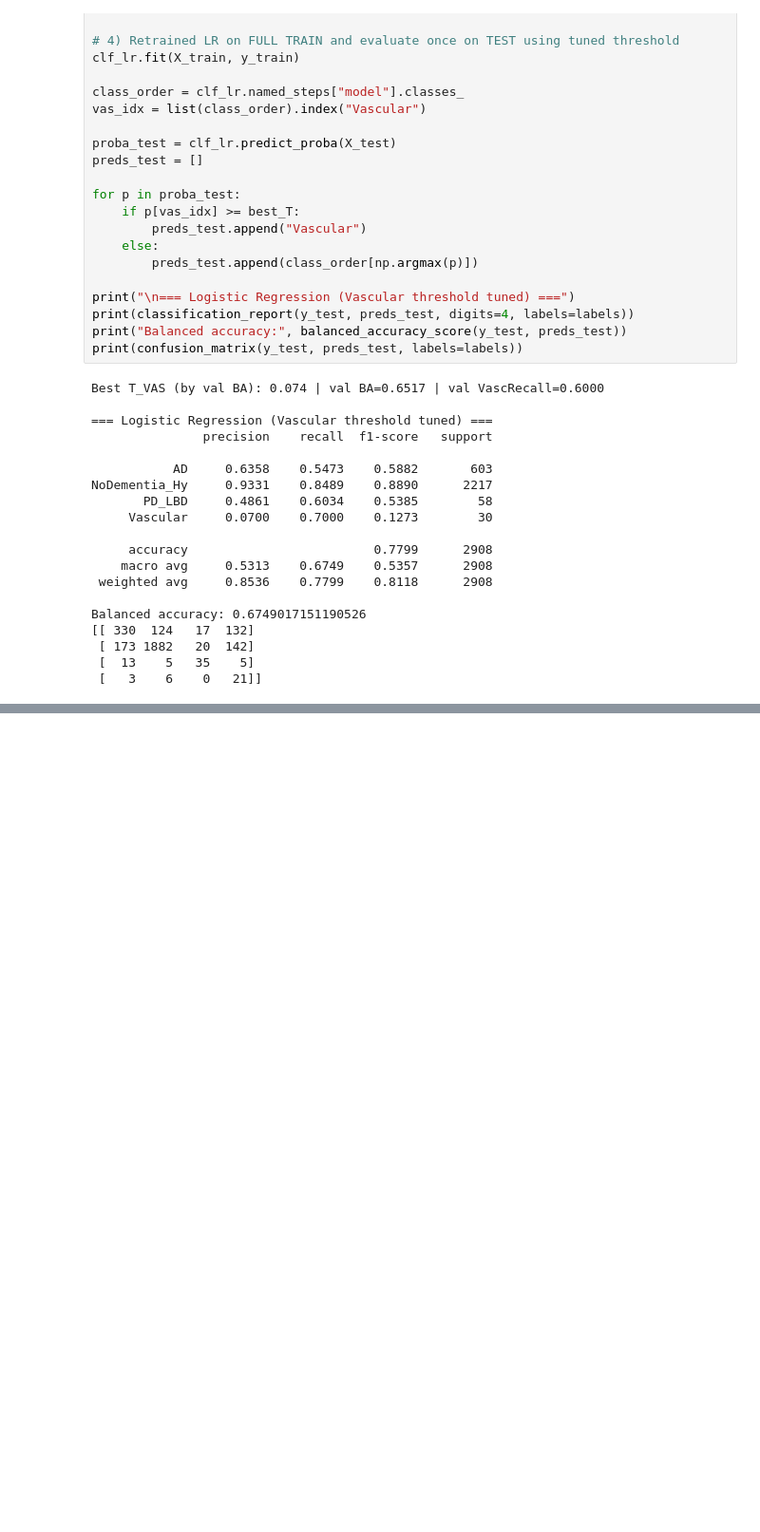
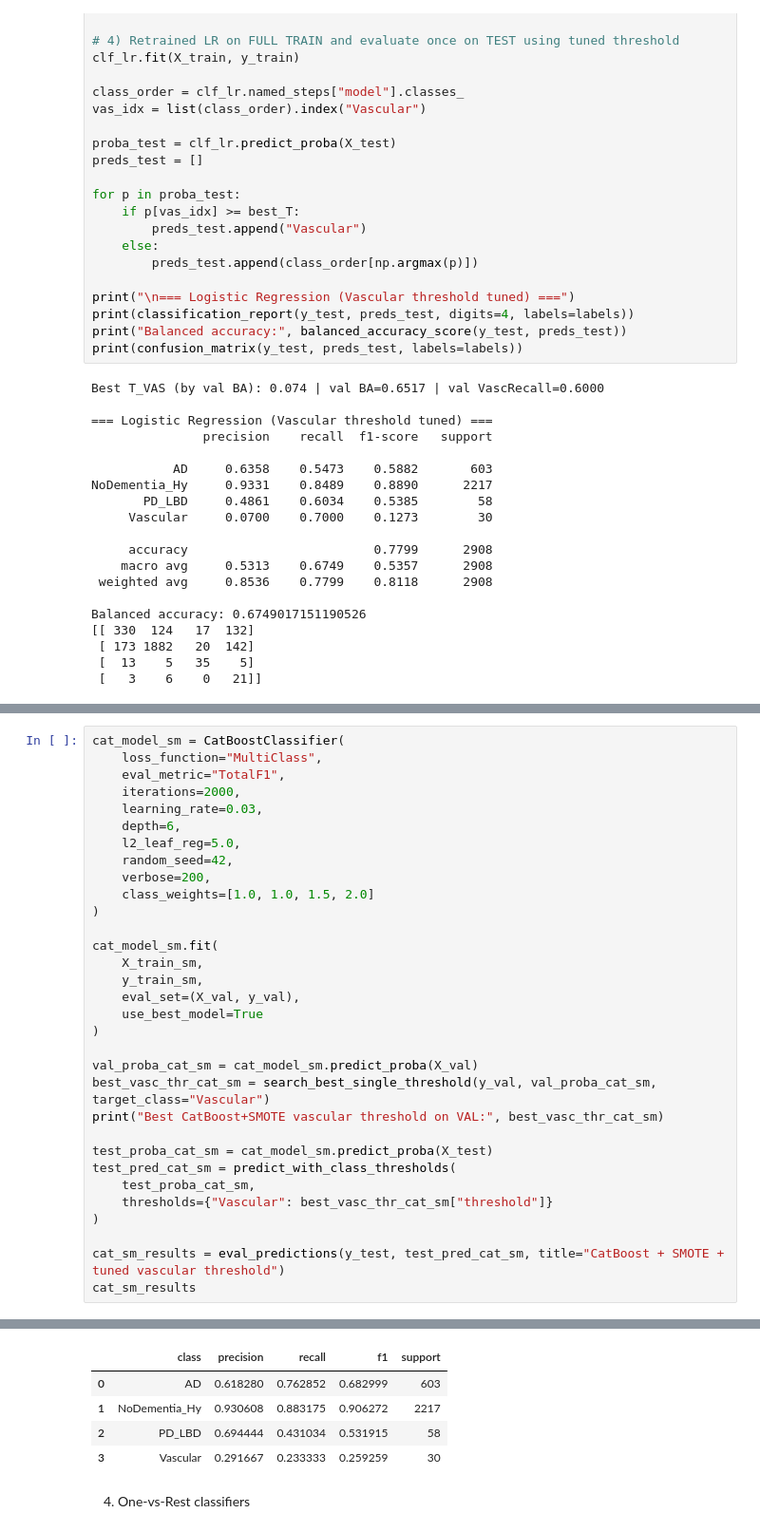
Before and after one commit to MihikaRanj/naccproject, a Jupyter notebook: src/02_train_baseline_model_full_v4.ipynb, the cells around one changed output, grey strips where cells are left out. Shown at 95% size. Cells and saved outputs as stored; diff of their text form; blank space fills up the shorter version.

```diff
--- a/src/02_train_baseline_model_full_v4.ipynb
+++ b/src/02_train_baseline_model_full_v4.ipynb
@@ -1326,0 +1734,33 @@ NameError: name 'y_train' is not defined
+# %%
+cat_model_sm = CatBoostClassifier(
+    loss_function="MultiClass",
+    eval_metric="TotalF1",
+    iterations=2000,
+    learning_rate=0.03,
+    depth=6,
+    l2_leaf_reg=5.0,
+    random_seed=42,
+    verbose=200,
+    class_weights=[1.0, 1.0, 1.5, 2.0]
+)
+
+cat_model_sm.fit(
+    X_train_sm,
+    y_train_sm,
+    eval_set=(X_val, y_val),
+    use_best_model=True
+)
+
+val_proba_cat_sm = cat_model_sm.predict_proba(X_val)
+best_vasc_thr_cat_sm = search_best_single_threshold(y_val, val_proba_cat_sm, target_class="Vascular")
+print("Best CatBoost+SMOTE vascular threshold on VAL:", best_vasc_thr_cat_sm)
+
+test_proba_cat_sm = cat_model_sm.predict_proba(X_test)
+test_pred_cat_sm = predict_with_class_thresholds(
+    test_proba_cat_sm,
+    thresholds={"Vascular": best_vasc_thr_cat_sm["threshold"]}
+)
+
+cat_sm_results = eval_predictions(y_test, test_pred_cat_sm, title="CatBoost + SMOTE + tuned vascular threshold")
+cat_sm_results
+# %% [output]
@@ -1326,0 +1784,7 @@ NameError: name 'y_train' is not defined
+|  | class | precision | recall | f1 | support |
+| 0 | AD | 0.618280 | 0.762852 | 0.682999 | 603 |
+| 1 | NoDementia_Hy | 0.930608 | 0.883175 | 0.906272 | 2217 |
+| 2 | PD_LBD | 0.694444 | 0.431034 | 0.531915 | 58 |
+| 3 | Vascular | 0.291667 | 0.233333 | 0.259259 | 30 |
+# %% [markdown]
+4) One-vs-Rest classifiers
```
Also changed, not shown: parts of 44 cells of this notebook, 8 other files.
